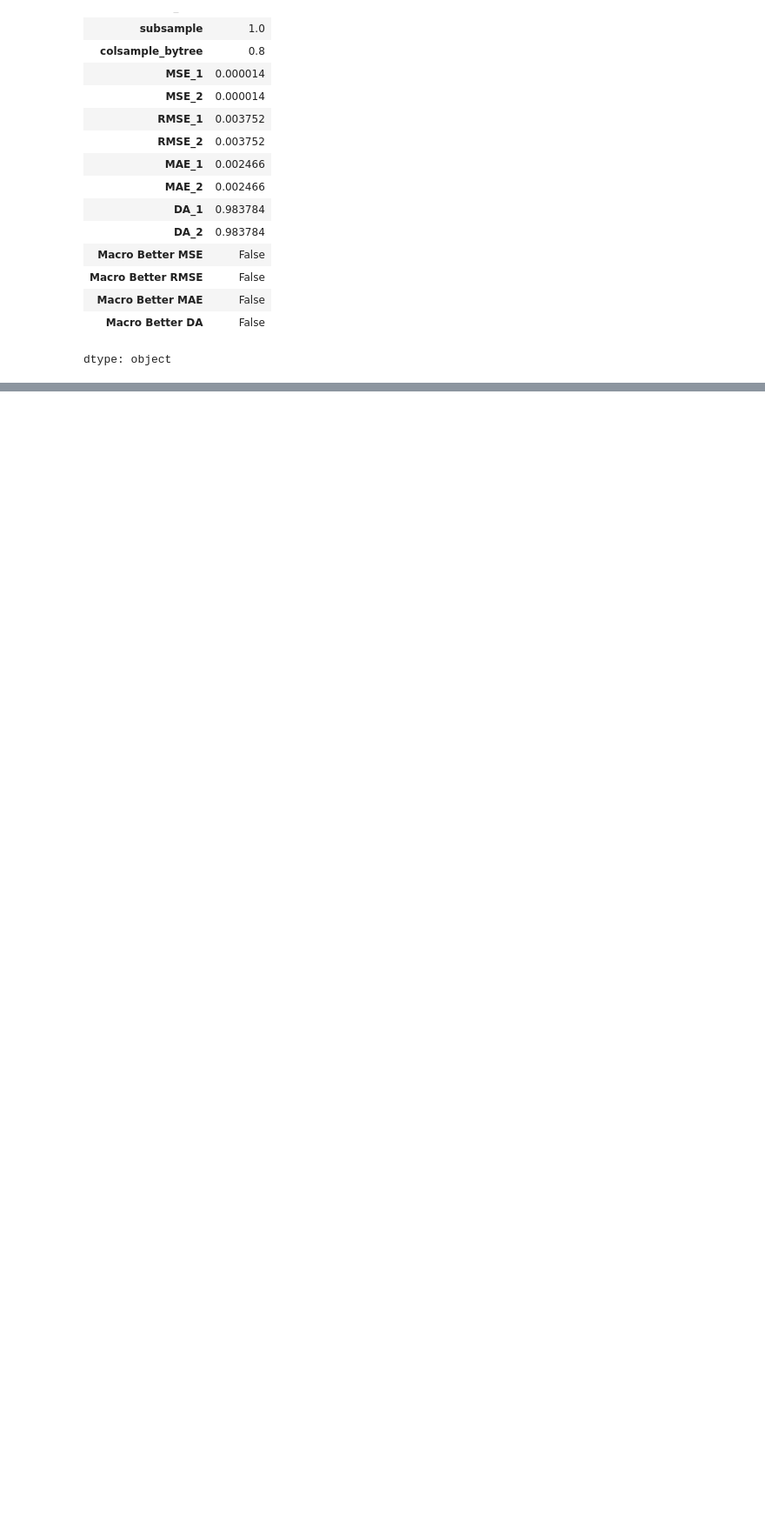
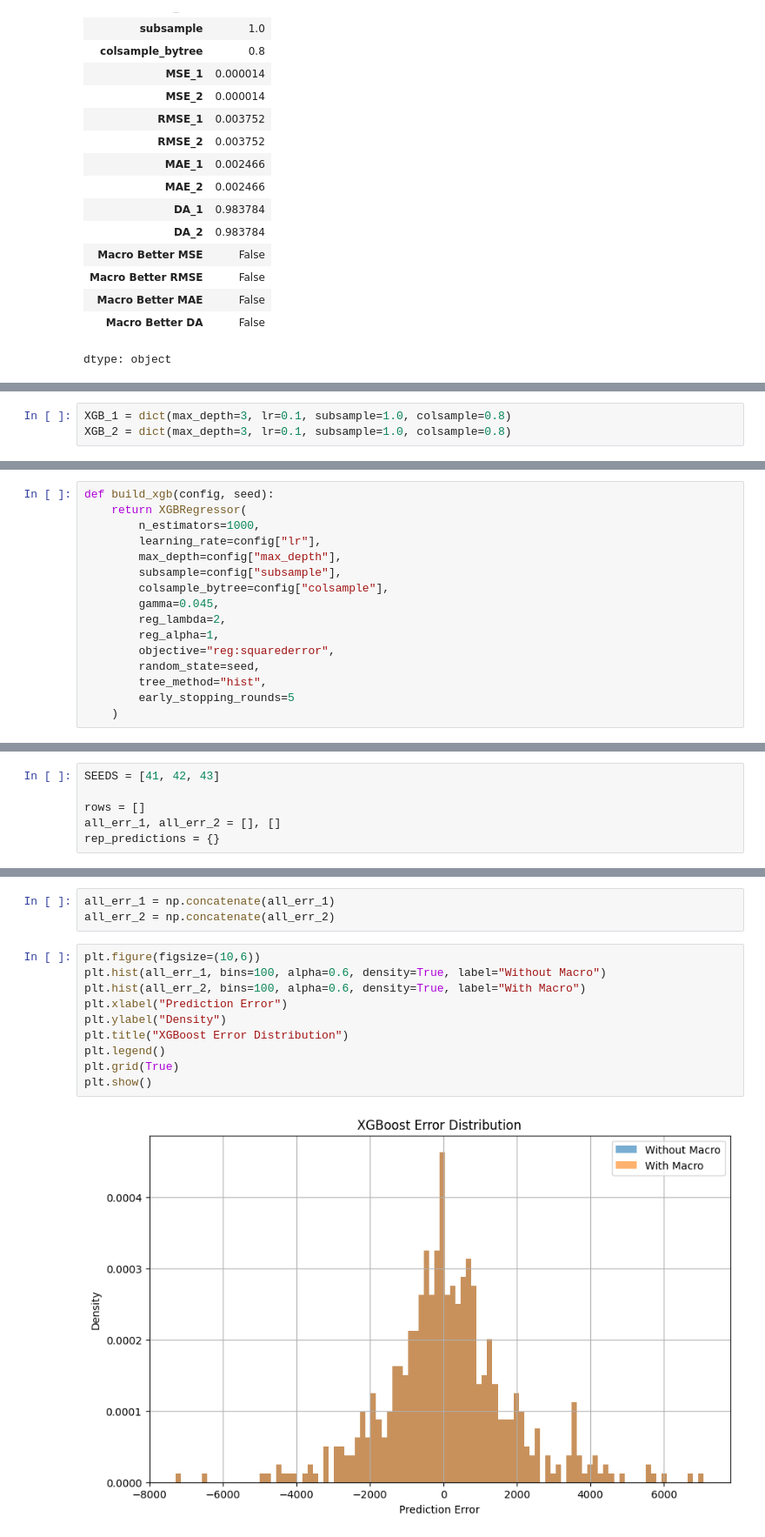
Before and after one commit to NichBry25/BitcoinPricePrediction, a Jupyter notebook: BTCForecasting_XGBoost.ipynb, the cells around one changed output, grey strips where cells are left out. Shown at 87% size. Saved outputs shown, nothing was run; the diff lists cells and outputs as text; blank space fills up the shorter version.

```diff
--- a/BTCForecasting_XGBoost.ipynb
+++ b/BTCForecasting_XGBoost.ipynb
@@ -648,0 +356,3 @@ plt.show()
+# %%
+XGB_1 = dict(max_depth=3, lr=0.1, subsample=1.0, colsample=0.8)
+XGB_2 = dict(max_depth=3, lr=0.1, subsample=1.0, colsample=0.8)
@@ -648,0 +361,16 @@ plt.show()
+# %%
+def build_xgb(config, seed):
+    return XGBRegressor(
+        n_estimators=1000,
+        learning_rate=config["lr"],
+        max_depth=config["max_depth"],
+        subsample=config["subsample"],
+        colsample_bytree=config["colsample"],
+        gamma=0.045,
+        reg_lambda=2,
+        reg_alpha=1,
+        objective="reg:squarederror",
+        random_state=seed,
+        tree_method="hist",
+        early_stopping_rounds=5
+    )
@@ -648,0 +379,6 @@ plt.show()
+# %%
+SEEDS = [41, 42, 43]
+
+rows = []
+all_err_1, all_err_2 = [], []
+rep_predictions = {}
@@ -648,0 +449,15 @@ plt.show()
+# %%
+all_err_1 = np.concatenate(all_err_1)
+all_err_2 = np.concatenate(all_err_2)
+# %%
+plt.figure(figsize=(10,6))
+plt.hist(all_err_1, bins=100, alpha=0.6, density=True, label="Without Macro")
+plt.hist(all_err_2, bins=100, alpha=0.6, density=True, label="With Macro")
+plt.xlabel("Prediction Error")
+plt.ylabel("Density")
+plt.title("XGBoost Error Distribution")
+plt.legend()
+plt.grid(True)
+plt.show()
+# %% [output]
+[figure, added]
```
Also changed, not shown: parts of 59 cells of this notebook.
